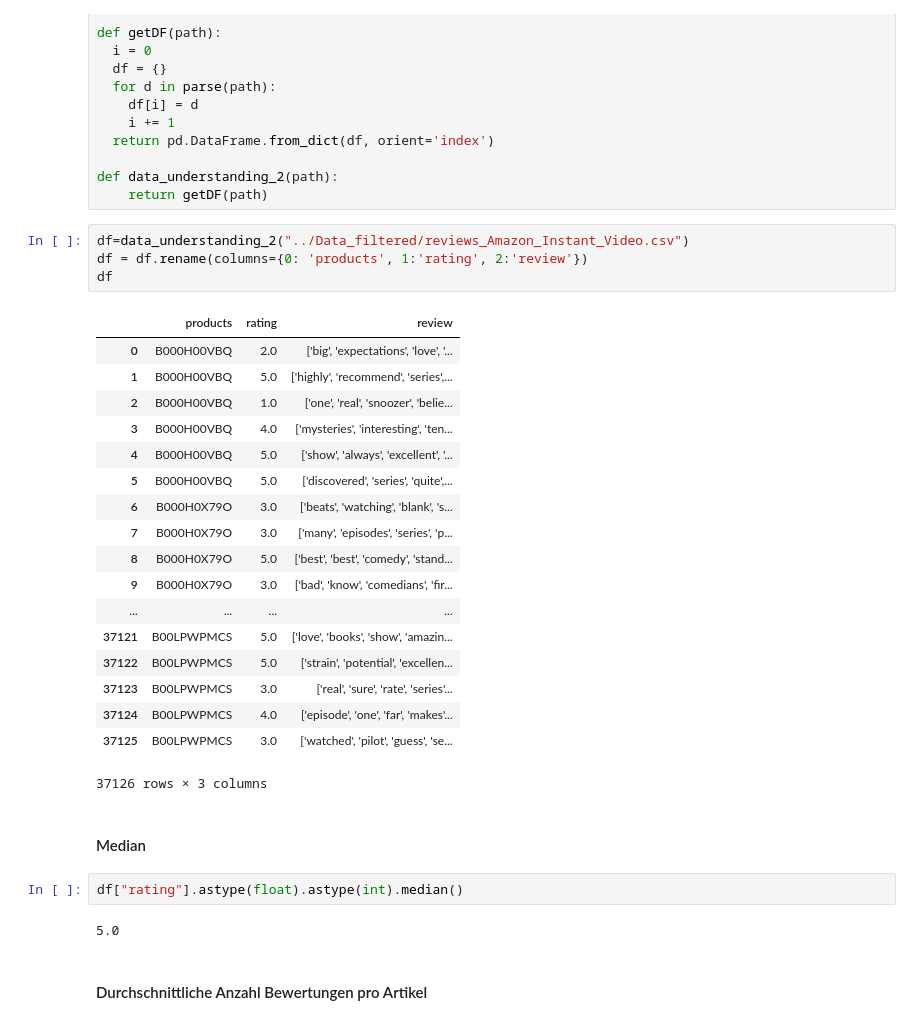
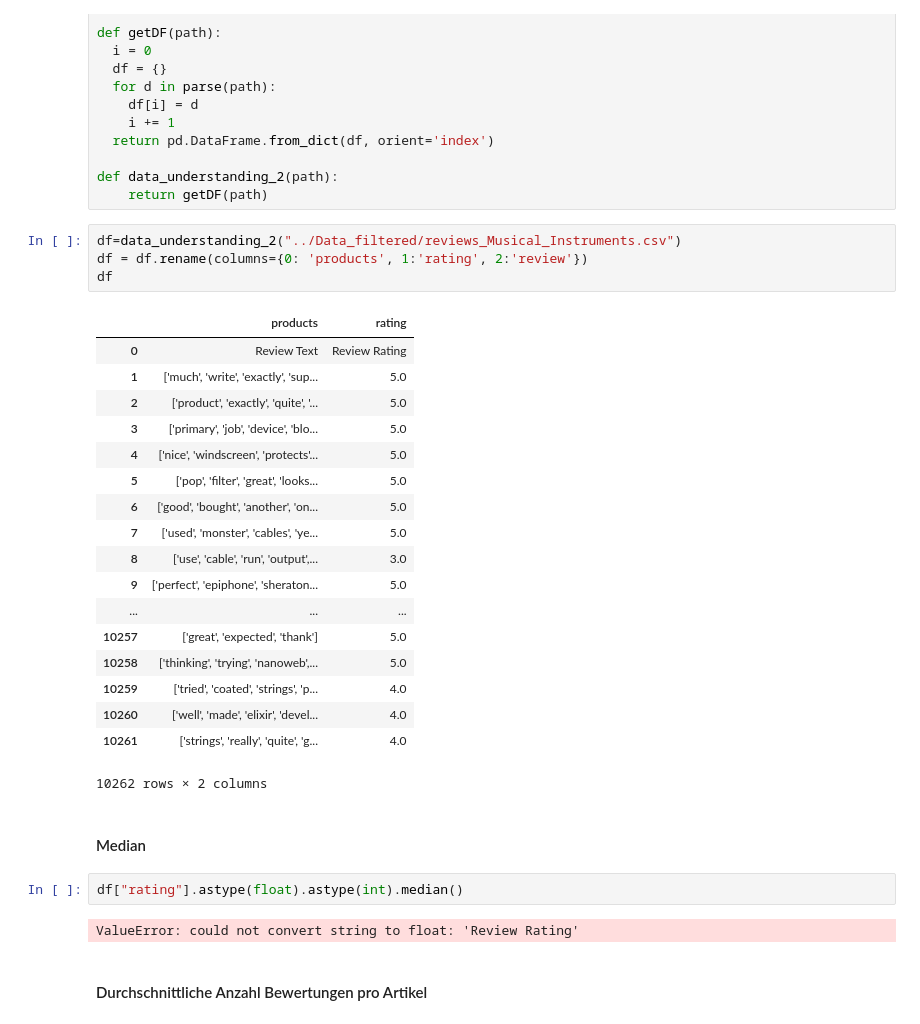
Before and after one commit to VDegraf/PS_AIS_WS18, a Jupyter notebook: Data_Understanding/data_understanding_2.ipynb, the cells around one changed output. Saved outputs shown, nothing was run; the diff lists cells and outputs as text.

```diff
--- a/Data_Understanding/data_understanding_2.ipynb
+++ b/Data_Understanding/data_understanding_2.ipynb
@@ -59,34 +59,34 @@ def getDF(path):
 def data_understanding_2(path):
     return getDF(path)
 # %%
-df=data_understanding_2("../Data_filtered/reviews_Amazon_Instant_Video.csv")
+df=data_understanding_2("../Data_filtered/reviews_Musical_Instruments.csv")
 df = df.rename(columns={0: 'products', 1:'rating', 2:'review'})
 df
 # %% [output]
-|  | products | rating | review |
-| 0 | B000H00VBQ | 2.0 | ['big', 'expectations', 'love', '... |
-| 1 | B000H00VBQ | 5.0 | ['highly', 'recommend', 'series',... |
-| 2 | B000H00VBQ | 1.0 | ['one', 'real', 'snoozer', 'belie... |
-| 3 | B000H00VBQ | 4.0 | ['mysteries', 'interesting', 'ten... |
-| 4 | B000H00VBQ | 5.0 | ['show', 'always', 'excellent', '... |
-| 5 | B000H00VBQ | 5.0 | ['discovered', 'series', 'quite',... |
-| 6 | B000H0X79O | 3.0 | ['beats', 'watching', 'blank', 's... |
-| 7 | B000H0X79O | 3.0 | ['many', 'episodes', 'series', 'p... |
-| 8 | B000H0X79O | 5.0 | ['best', 'best', 'comedy', 'stand... |
-| 9 | B000H0X79O | 3.0 | ['bad', 'know', 'comedians', 'fir... |
-| ... | ... | ... | ... |
-| 37121 | B00LPWPMCS | 5.0 | ['love', 'books', 'show', 'amazin... |
-| 37122 | B00LPWPMCS | 5.0 | ['strain', 'potential', 'excellen... |
-| 37123 | B00LPWPMCS | 3.0 | ['real', 'sure', 'rate', 'series'... |
-| 37124 | B00LPWPMCS | 4.0 | ['episode', 'one', 'far', 'makes'... |
-| 37125 | B00LPWPMCS | 3.0 | ['watched', 'pilot', 'guess', 'se... |
+|  | products | rating |
+| 0 | Review Text | Review Rating |
+| 1 | ['much', 'write', 'exactly', 'sup... | 5.0 |
+| 2 | ['product', 'exactly', 'quite', '... | 5.0 |
+| 3 | ['primary', 'job', 'device', 'blo... | 5.0 |
+| 4 | ['nice', 'windscreen', 'protects'... | 5.0 |
+| 5 | ['pop', 'filter', 'great', 'looks... | 5.0 |
+| 6 | ['good', 'bought', 'another', 'on... | 5.0 |
+| 7 | ['used', 'monster', 'cables', 'ye... | 5.0 |
+| 8 | ['use', 'cable', 'run', 'output',... | 3.0 |
+| 9 | ['perfect', 'epiphone', 'sheraton... | 5.0 |
+| ... | ... | ... |
+| 10257 | ['great', 'expected', 'thank'] | 5.0 |
+| 10258 | ['thinking', 'trying', 'nanoweb',... | 5.0 |
+| 10259 | ['tried', 'coated', 'strings', 'p... | 4.0 |
+| 10260 | ['well', 'made', 'elixir', 'devel... | 4.0 |
+| 10261 | ['strings', 'really', 'quite', 'g... | 4.0 |
-37126 rows × 3 columns
+10262 rows × 2 columns
 # %% [markdown]
 #### Median
 # %%
 df["rating"].astype(float).astype(int).median()
 # %% [output]
-5.0
+ValueError: could not convert string to float: 'Review Rating'
 # %% [markdown]
 #### Durchschnittliche Anzahl Bewertungen pro Artikel
 # %%
```
Also changed, not shown: parts of 6 cells of this notebook, 2 other files.
